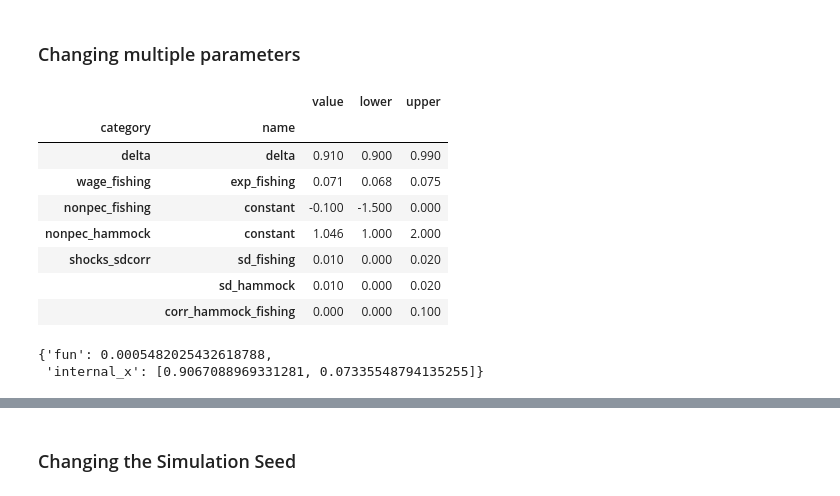
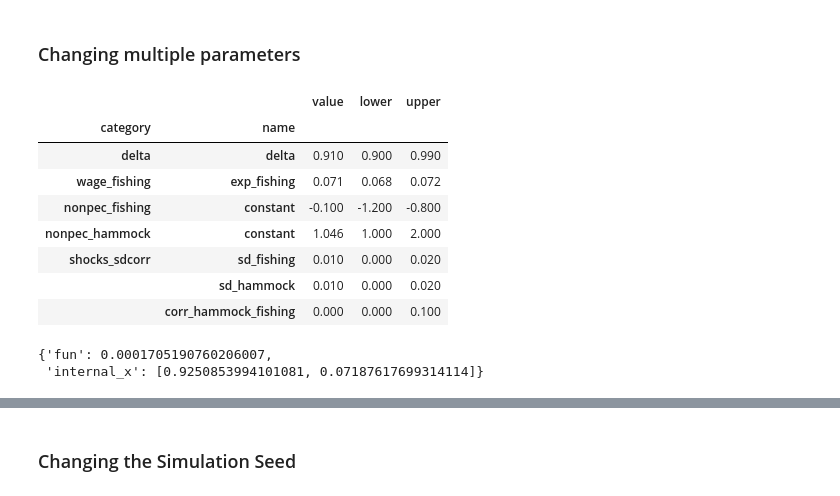
Before and after one commit to OpenSourceEconomics/ekw-lectures, a Jupyter notebook: lectures/99_simulated_method_of_moments/notebook.ipynb, the cells around one changed output, grey strips where cells are left out. Saved outputs shown, nothing was run; the diff lists cells and outputs as text; code cells hidden in the pictures.

```diff
--- a/lectures/99_simulated_method_of_moments/notebook.ipynb
+++ b/lectures/99_simulated_method_of_moments/notebook.ipynb
@@ -371,22 +264,22 @@ plot_criterion_fun(params_true,
 # %%
 params = params_true.copy()
 params.loc['delta', 'value'] = 0.91
 params.loc['wage_fishing'] = 0.071
 #params.loc[('nonpec_fishing','value')] = -0.15
 #params.loc[('nonpec_hammock','value')] = 1.1
 #params.loc[("shocks_sdcorr","sd_fishing"),"value"] = 0.01
 #params.loc[("shocks_sdcorr","sd_hammock"),"value"] = 0.01
 #params.loc[("shocks_sdcorr","corr_hammock_fishing"), "value"] = 0
 
-params['lower'] = [0.9, 0.068, -1.5, 1, 0, 0, 0]
-params['upper'] = [0.99, 0.075, 0, 2, 0.02, 0.02, 0.1]
+params['lower'] = [0.9, 0.068, -1.2, 1, 0, 0, 0]
+params['upper'] = [0.99, 0.072, -0.8, 2, 0.02, 0.02, 0.1]
 params
 # %% [output]
 |  |  | value | lower | upper |
 | category | name |  |  |  |
 | delta | delta | 0.910 | 0.900 | 0.990 |
-| wage_fishing | exp_fishing | 0.071 | 0.068 | 0.075 |
-| nonpec_fishing | constant | -0.100 | -1.500 | 0.000 |
+| wage_fishing | exp_fishing | 0.071 | 0.068 | 0.072 |
+| nonpec_fishing | constant | -0.100 | -1.200 | -0.800 |
 | nonpec_hammock | constant | 1.046 | 1.000 | 2.000 |
 | shocks_sdcorr | sd_fishing | 0.010 | 0.000 | 0.020 |
 |  | sd_hammock | 0.010 | 0.000 | 0.020 |
@@ -408,12 +301,12 @@ rslt = minimize(criterion=evaluate,
                 algorithm="nlopt_bobyqa",
                 constraints=constr,
                 criterion_args=(options,identity_matrix, moments_obs, choice_options_robinson),
-                dashboard=True
+                #dashboard=True
                )
 rslt[0]
 # %% [output]
-{'fun': 0.0005482025432618788,
- 'internal_x': [0.9067088969331281, 0.07335548794135255]}
+{'fun': 0.0001705190760206007,
+ 'internal_x': [0.9250853994101081, 0.07187617699314114]}
 # %%
 rslt[1]
 # %% [output]
```
Also changed, not shown: parts of 33 cells of this notebook, 1 other file.
